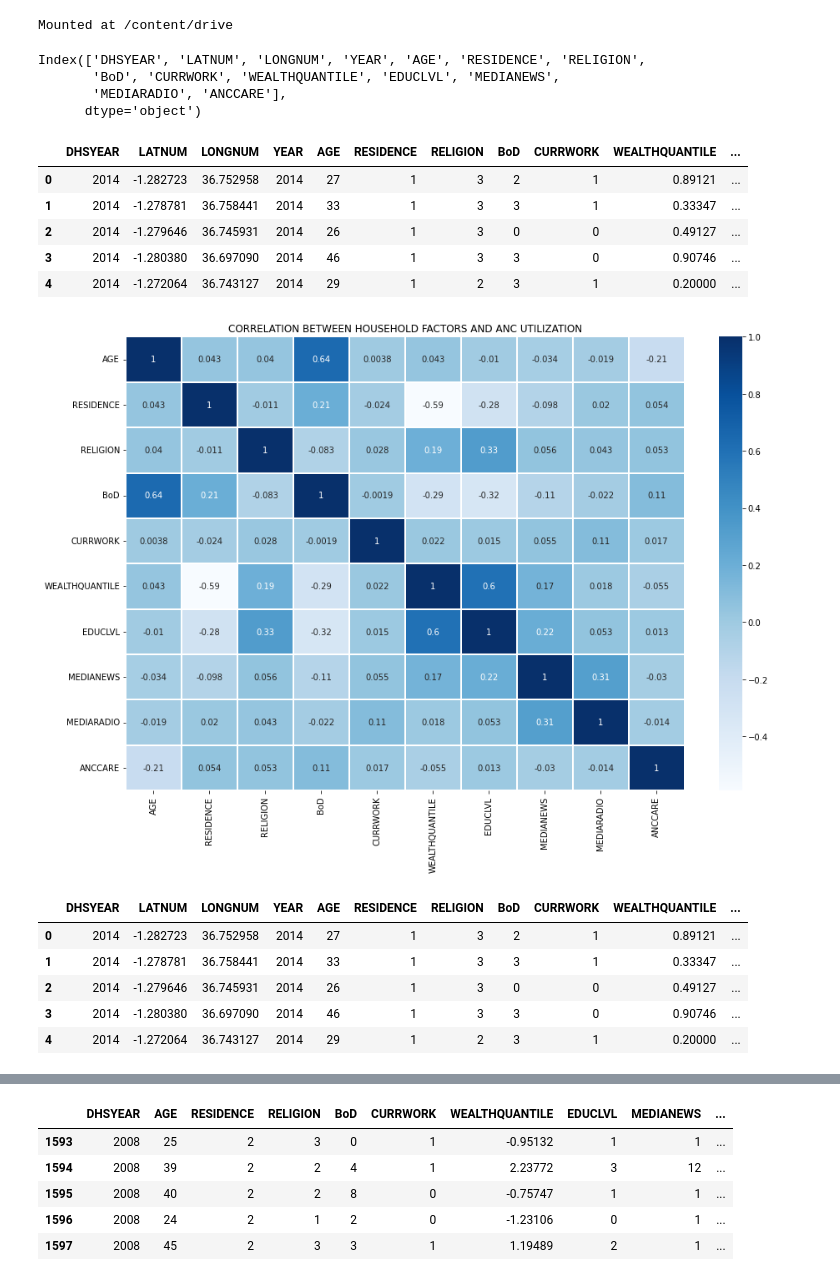
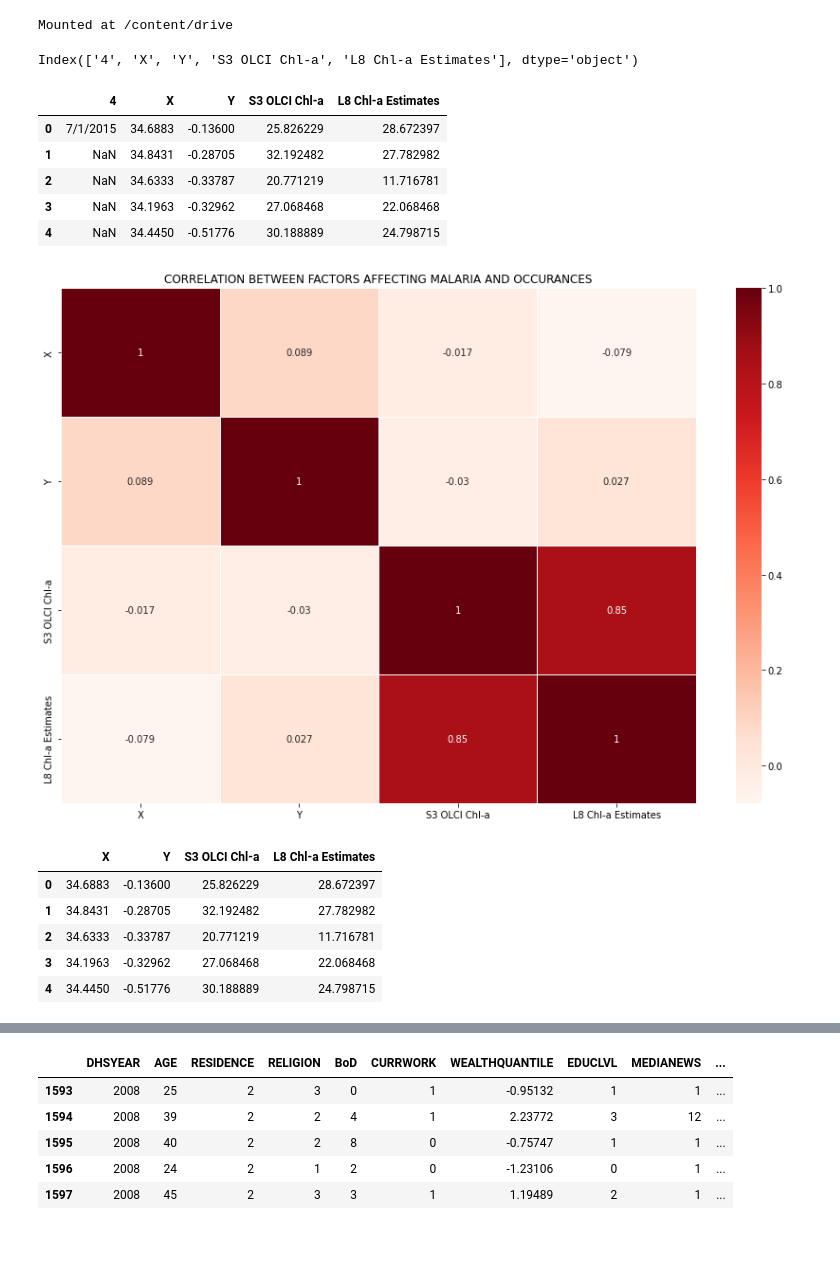
Before and after one commit to OkomoJacob/FinalYearProject, a Jupyter notebook: ModelsAlgorithmsCodes/6.Accurcay Assesment/correlationMatrix.ipynb, the cells around one changed output, grey strips where cells are left out. Saved outputs shown, nothing was run; the diff lists cells and outputs as text; code cells hidden in the pictures; blank space fills up the shorter version.

Commit message:
More points, try plotting

```diff
--- a/ModelsAlgorithmsCodes/6.Accurcay Assesment/correlationMatrix.ipynb
+++ b/ModelsAlgorithmsCodes/6.Accurcay Assesment/correlationMatrix.ipynb
@@ -13,20 +13,17 @@ drive.mount('/content/drive')
 # %% [output]
 Mounted at /content/drive
 # %%
-df = pd.read_csv('/content/drive/MyDrive/data/CleandataPredict.csv')
+df = pd.read_csv('Correlation2015.csv')
 # %%
 df.columns
 # %% [output]
-Index(['DHSYEAR', 'LATNUM', 'LONGNUM', 'YEAR', 'AGE', 'RESIDENCE', 'RELIGION',
-       'BoD', 'CURRWORK', 'WEALTHQUANTILE', 'EDUCLVL', 'MEDIANEWS',
-       'MEDIARADIO', 'ANCCARE'],
-      dtype='object')
+Index(['4', 'X', 'Y', 'S3 OLCI Chl-a', 'L8 Chl-a Estimates'], dtype='object')
 # %%
 df.head()
 # %% [output]
-|  | DHSYEAR | LATNUM | LONGNUM | YEAR | AGE | RESIDENCE | RELIGION | BoD | CURRWORK | WEALTHQUANTILE | ... |
-| 0 | 2014 | -1.282723 | 36.752958 | 2014 | 27 | 1 | 3 | 2 | 1 | 0.89121 | ... |
-| 1 | 2014 | -1.278781 | 36.758441 | 2014 | 33 | 1 | 3 | 3 | 1 | 0.33347 | ... |
-| 2 | 2014 | -1.279646 | 36.745931 | 2014 | 26 | 1 | 3 | 0 | 0 | 0.49127 | ... |
-| 3 | 2014 | -1.280380 | 36.697090 | 2014 | 46 | 1 | 3 | 3 | 0 | 0.90746 | ... |
-| 4 | 2014 | -1.272064 | 36.743127 | 2014 | 29 | 1 | 2 | 3 | 1 | 0.20000 | ... |
+|  | 4 | X | Y | S3 OLCI Chl-a | L8 Chl-a Estimates |
+| 0 | 7/1/2015 | 34.6883 | -0.13600 | 25.826229 | 28.672397 |
+| 1 | NaN | 34.8431 | -0.28705 | 32.192482 | 27.782982 |
+| 2 | NaN | 34.6333 | -0.33787 | 20.771219 | 11.716781 |
+| 3 | NaN | 34.1963 | -0.32962 | 27.068468 | 22.068468 |
+| 4 | NaN | 34.4450 | -0.51776 | 30.188889 | 24.798715 |
@@ -35,9 +30,11 @@ data=df[['AGE',	'RESIDENCE',	'RELIGION',	'BoD',	'CURRWORK',	'WEALTHQUANTILE',	'E
+# %%
+data=df[['X',	'Y', 'S3 OLCI Chl-a', 'L8 Chl-a Estimates']]
 # %%
 plt.figure(figsize=(15,10))
-sns.heatmap(data.corr(), annot=True, linewidth=1.0, cmap='Blues')
-plt.title('CORRELATION BETWEEN HOUSEHOLD FACTORS AND ANC UTILIZATION')
-plt.savefig('/content/drive/MyDrive/data/Correlation.png',dpi=1000, bbox_inches='tight')
+sns.heatmap(data.corr(), annot=True, linewidth=1.0, cmap='Reds')
+plt.title('CORRELATION BETWEEN FACTORS AFFECTING MALARIA AND OCCURANCES')
+plt.savefig('Correlation.png',dpi=1000, bbox_inches='tight')
 plt.show()
 # %% [output]
-[figure, old version]
+[figure, new version]
 # %%
@@ -45,13 +42,13 @@ mask1= df["DHSYEAR"] == 2014
 data14=df[mask1]
 # %%
-data14.head()
+data.head()
 # %% [output]
-|  | DHSYEAR | LATNUM | LONGNUM | YEAR | AGE | RESIDENCE | RELIGION | BoD | CURRWORK | WEALTHQUANTILE | ... |
-| 0 | 2014 | -1.282723 | 36.752958 | 2014 | 27 | 1 | 3 | 2 | 1 | 0.89121 | ... |
-| 1 | 2014 | -1.278781 | 36.758441 | 2014 | 33 | 1 | 3 | 3 | 1 | 0.33347 | ... |
-| 2 | 2014 | -1.279646 | 36.745931 | 2014 | 26 | 1 | 3 | 0 | 0 | 0.49127 | ... |
-| 3 | 2014 | -1.280380 | 36.697090 | 2014 | 46 | 1 | 3 | 3 | 0 | 0.90746 | ... |
-| 4 | 2014 | -1.272064 | 36.743127 | 2014 | 29 | 1 | 2 | 3 | 1 | 0.20000 | ... |
+|  | X | Y | S3 OLCI Chl-a | L8 Chl-a Estimates |
+| 0 | 34.6883 | -0.13600 | 25.826229 | 28.672397 |
+| 1 | 34.8431 | -0.28705 | 32.192482 | 27.782982 |
+| 2 | 34.6333 | -0.33787 | 20.771219 | 11.716781 |
+| 3 | 34.1963 | -0.32962 | 27.068468 | 22.068468 |
+| 4 | 34.4450 | -0.51776 | 30.188889 | 24.798715 |
 # %%
 test_data = data14[['DHSYEAR','LATNUM',	'LONGNUM',	'AGE', 'RESIDENCE', 'RELIGION',	'BoD',	'CURRWORK',	'WEALTHQUANTILE',	'EDUCLVL',	'MEDIANEWS',	'MEDIARADIO','ANCCARE']]
 y_test = test_data[['ANCCARE']]
```
Also changed, not shown: parts of 5 cells of this notebook.
